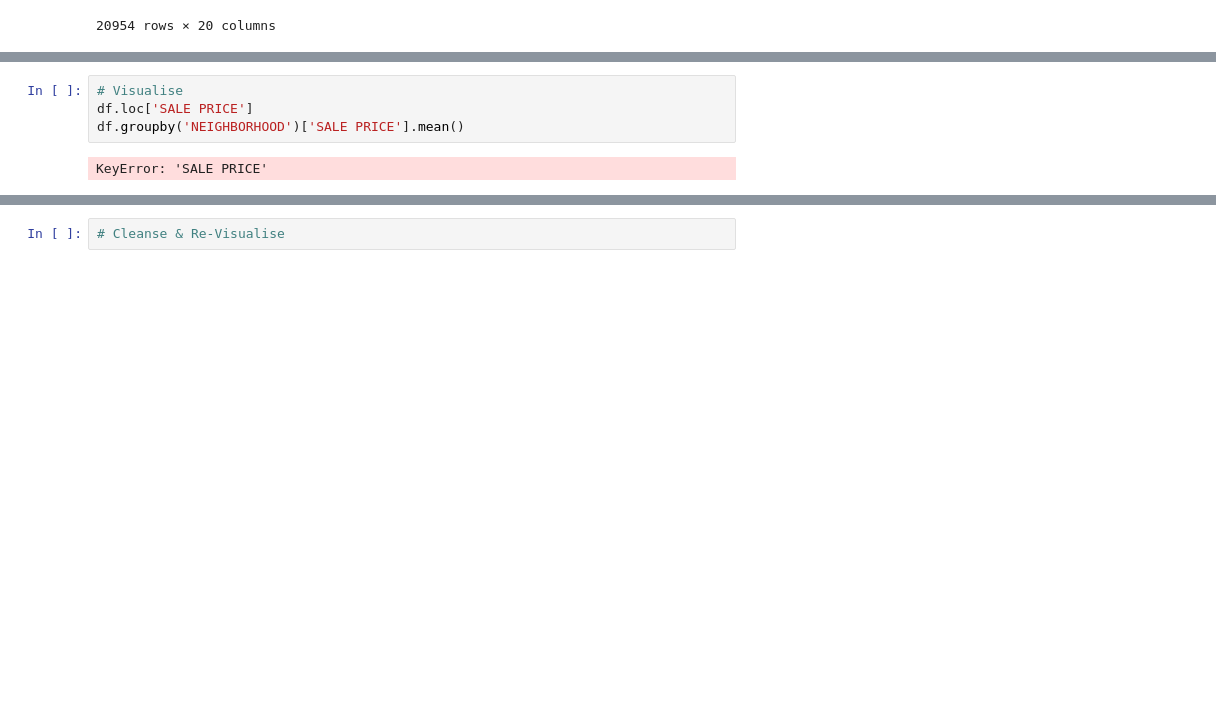
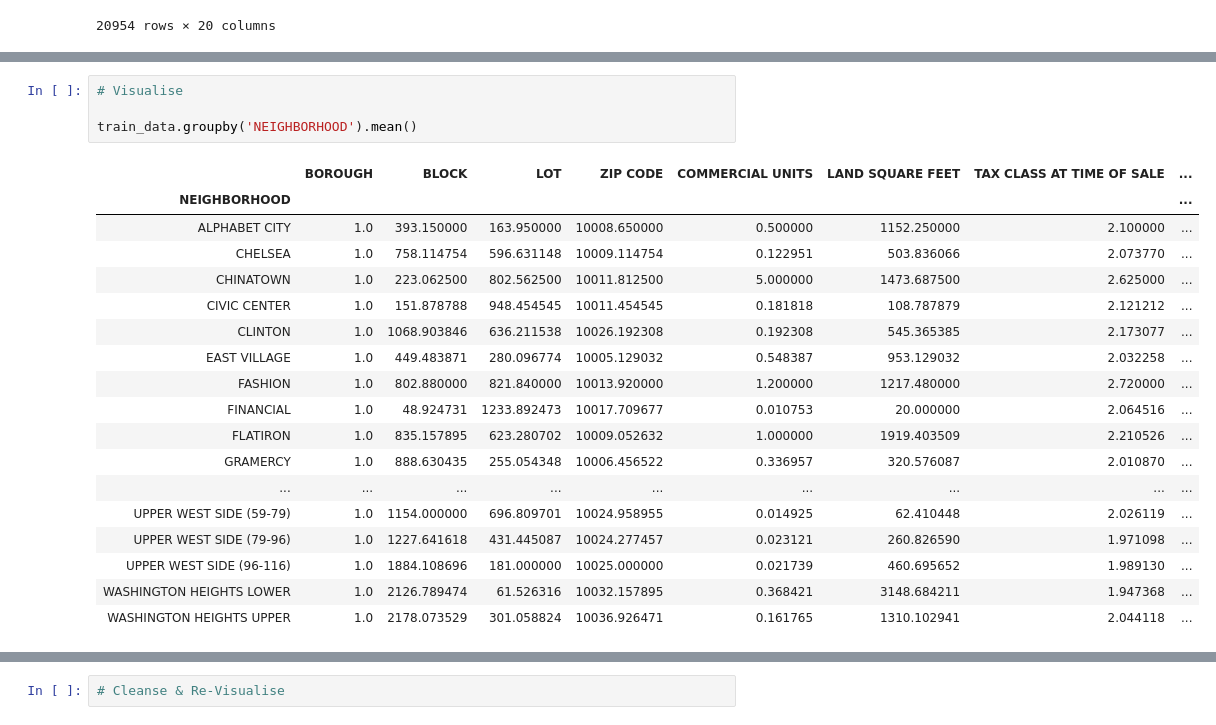
Before and after one commit to Zaederx/BigData-Assignment1, a Jupyter notebook: Assignment1.ipynb, the cells around one changed output, grey strips where cells are left out. Cells and saved outputs as stored; diff of their text form; blank space fills up the shorter version.

```diff
--- a/Assignment1.ipynb
+++ b/Assignment1.ipynb
@@ -246,6 +291,23 @@ df
 # %%
 # Visualise
-df.loc['SALE PRICE']
-df.groupby('NEIGHBORHOOD')['SALE PRICE'].mean()
+
+train_data.groupby('NEIGHBORHOOD').mean()
 # %% [output]
-KeyError: 'SALE PRICE'
+|  | BOROUGH | BLOCK | LOT | ZIP CODE | COMMERCIAL UNITS | LAND SQUARE FEET | TAX CLASS AT TIME OF SALE | ... |
+| NEIGHBORHOOD |  |  |  |  |  |  |  | ... |
+| ALPHABET CITY | 1.0 | 393.150000 | 163.950000 | 10008.650000 | 0.500000 | 1152.250000 | 2.100000 | ... |
+| CHELSEA | 1.0 | 758.114754 | 596.631148 | 10009.114754 | 0.122951 | 503.836066 | 2.073770 | ... |
+| CHINATOWN | 1.0 | 223.062500 | 802.562500 | 10011.812500 | 5.000000 | 1473.687500 | 2.625000 | ... |
+| CIVIC CENTER | 1.0 | 151.878788 | 948.454545 | 10011.454545 | 0.181818 | 108.787879 | 2.121212 | ... |
+| CLINTON | 1.0 | 1068.903846 | 636.211538 | 10026.192308 | 0.192308 | 545.365385 | 2.173077 | ... |
+| EAST VILLAGE | 1.0 | 449.483871 | 280.096774 | 10005.129032 | 0.548387 | 953.129032 | 2.032258 | ... |
+| FASHION | 1.0 | 802.880000 | 821.840000 | 10013.920000 | 1.200000 | 1217.480000 | 2.720000 | ... |
+| FINANCIAL | 1.0 | 48.924731 | 1233.892473 | 10017.709677 | 0.010753 | 20.000000 | 2.064516 | ... |
+| FLATIRON | 1.0 | 835.157895 | 623.280702 | 10009.052632 | 1.000000 | 1919.403509 | 2.210526 | ... |
+| GRAMERCY | 1.0 | 888.630435 | 255.054348 | 10006.456522 | 0.336957 | 320.576087 | 2.010870 | ... |
+| ... | ... | ... | ... | ... | ... | ... | ... | ... |
+| UPPER WEST SIDE (59-79) | 1.0 | 1154.000000 | 696.809701 | 10024.958955 | 0.014925 | 62.410448 | 2.026119 | ... |
+| UPPER WEST SIDE (79-96) | 1.0 | 1227.641618 | 431.445087 | 10024.277457 | 0.023121 | 260.826590 | 1.971098 | ... |
+| UPPER WEST SIDE (96-116) | 1.0 | 1884.108696 | 181.000000 | 10025.000000 | 0.021739 | 460.695652 | 1.989130 | ... |
+| WASHINGTON HEIGHTS LOWER | 1.0 | 2126.789474 | 61.526316 | 10032.157895 | 0.368421 | 3148.684211 | 1.947368 | ... |
+| WASHINGTON HEIGHTS UPPER | 1.0 | 2178.073529 | 301.058824 | 10036.926471 | 0.161765 | 1310.102941 | 2.044118 | ... |
```
Also changed, not shown: parts of 11 cells of this notebook, 2 other files.
